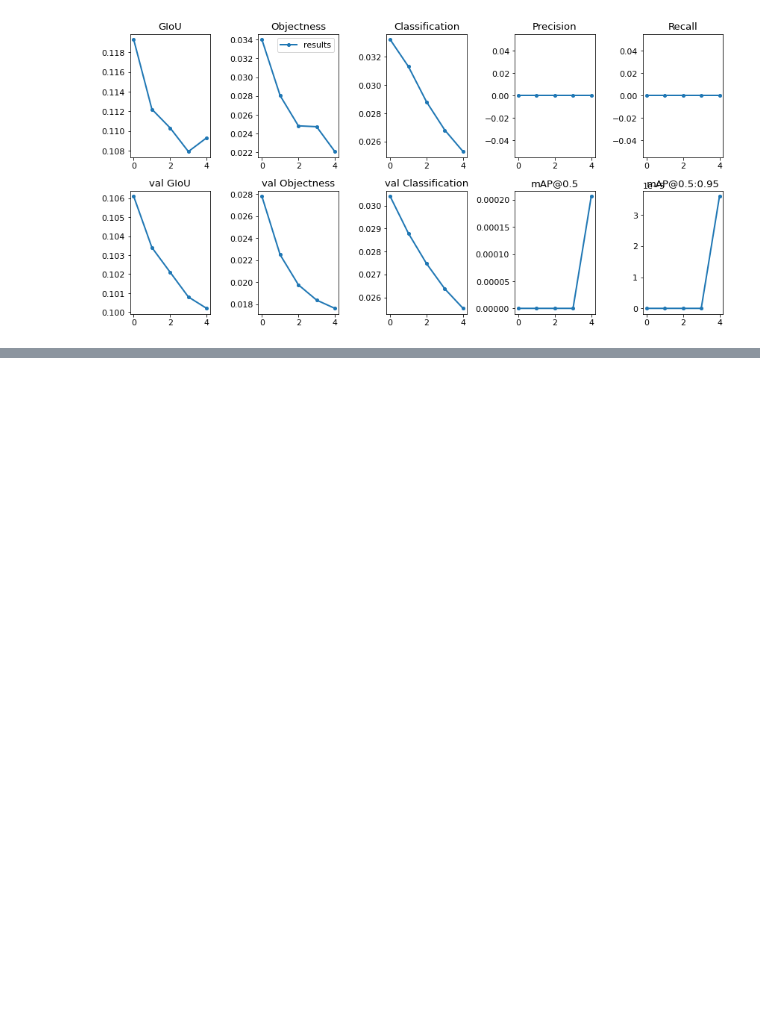
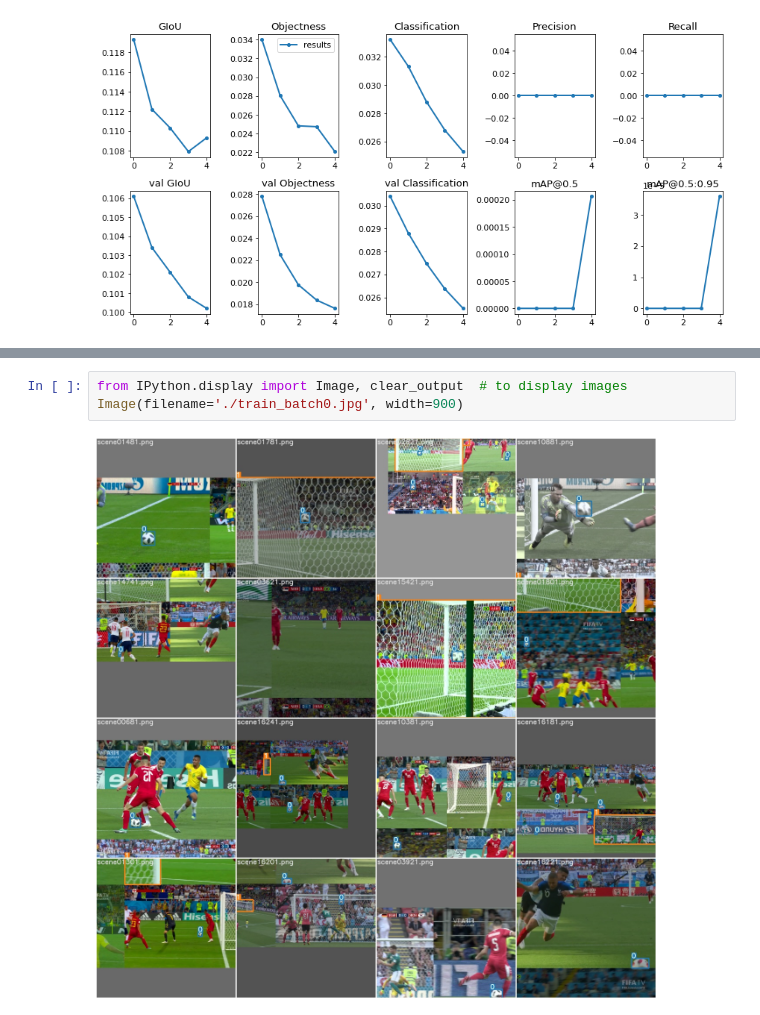
Before and after one commit to shashwat1998/YOLOv5_iddDataset, a Jupyter notebook: YOLOv5_SoccerDataset.ipynb, the cells around one changed output, grey strips where cells are left out. Saved outputs shown, nothing was run; the diff lists cells and outputs as text; blank space fills up the shorter version.

```diff
--- a/YOLOv5_SoccerDataset.ipynb
+++ b/YOLOv5_SoccerDataset.ipynb
@@ -108,0 +88,5 @@ plot_results()
+# %%
+from IPython.display import Image, clear_output  # to display images
+Image(filename='./train_batch0.jpg', width=900)
+# %% [output]
+[figure, added]
```
Also changed, not shown: parts of 9 cells of this notebook.
